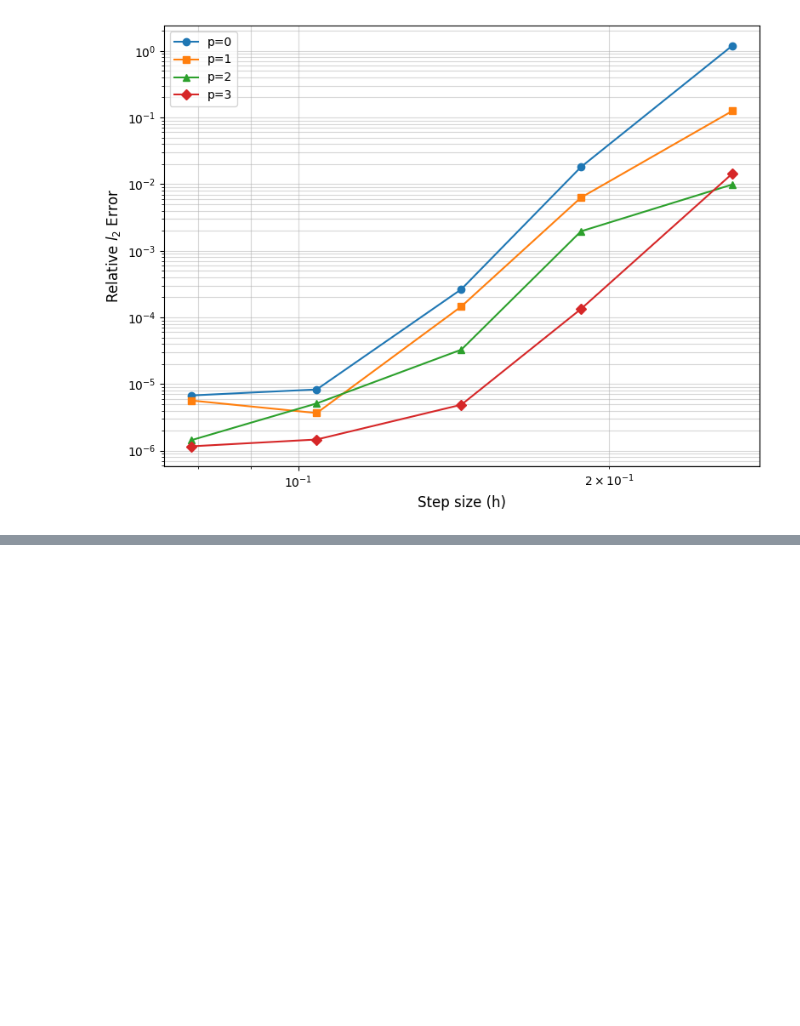
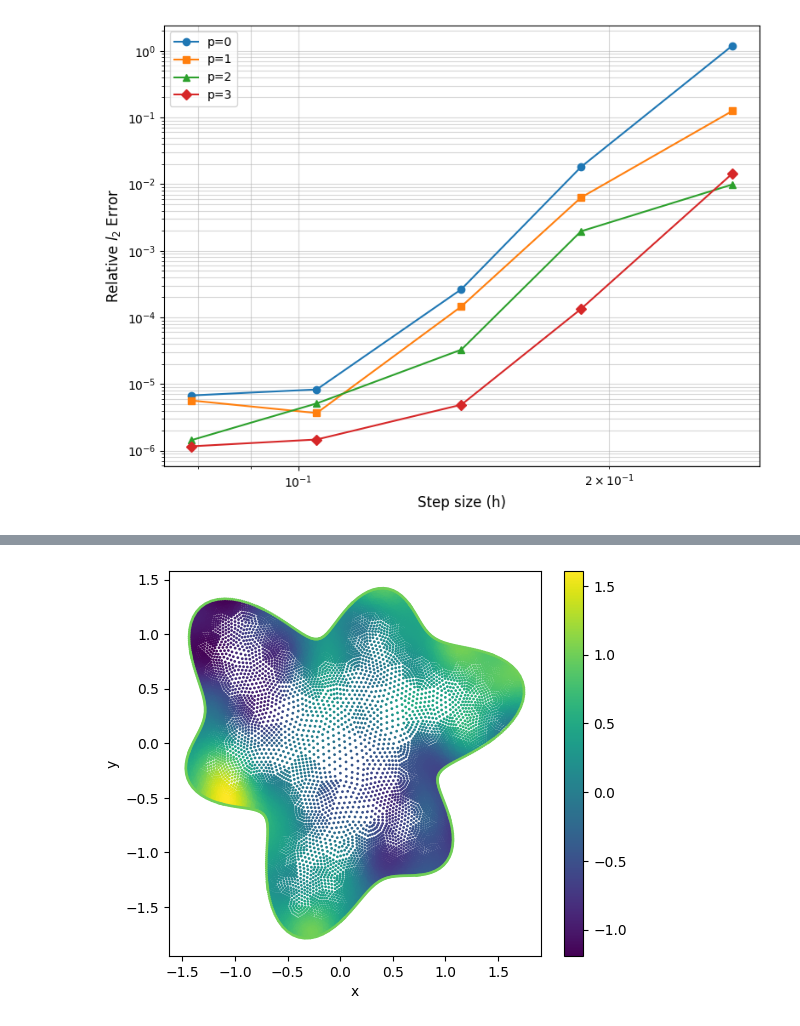
Before and after one commit to wooodswu/one_shot_by_RFM, a Jupyter notebook: mycode/rfm_nonlinear_poisson/RFM_FD_PoU_nonlinear.ipynb, the cells around one changed output, grey strips where cells are left out. Saved outputs shown, nothing was run; the diff lists cells and outputs as text; code cells hidden in the pictures; blank space fills up the shorter version.

```diff
--- a/mycode/rfm_nonlinear_poisson/RFM_FD_PoU_nonlinear.ipynb
+++ b/mycode/rfm_nonlinear_poisson/RFM_FD_PoU_nonlinear.ipynb
@@ -1916,0 +2598,79 @@ The PostScript backend does not support transparency; partially transparent arti
+# %%
+import time
+# only calculate 20
+E_inf, E_L2 = np.zeros((20,1)),np.zeros((20,1))
+f_vec = f_new[index_in,:]
+g_vec = u_new[index_bc,:]
+
+u_true = u_new
+u_true = np.concatenate([u_true[index_in,:20],u_true[index_bc,:20]],axis=0)
+print(u_true.shape, f_vec.shape, g_vec.shape)
+
+
+start_time = time.time()
+UY = test_solver_batch(L, Lx, Ly, LI, f_vec, g_vec, newton_opt)
+UY[M1:,:] = g_vec
+end_time = time.time()
+print(f"p = {order}, inference time: {end_time - start_time:.4f} 秒")
+
+error_inf = np.abs(UY - u_true)
+E_inf =  np.max(error_inf,axis = 0)
+error_L2 = np.linalg.norm(UY - u_true, axis = 0) / np.linalg.norm(u_true, axis =0)
+E_L2 = error_L2
+
+avg_inf = np.mean(E_inf)
+avg_L2 = np.mean(E_L2)
+var_inf = np.var(E_inf)
+var_L2 = np.var(E_L2)
+
+np.random.seed(100)
+q = np.random.randint(0,20)
+print("q is ", q)
+f_test = np.concatenate([f_vec[:,q],g_vec[:,q]],axis = 0)
+plt.figure(figsize=(6,5))
+sc = plt.scatter(Y[:,0], Y[:,1], c = f_test, cmap='viridis', s=1)
+plt.colorbar(sc)
+plt.xlabel('x')
+plt.ylabel('y')
+plt.savefig(f'./result/nonlinear_poisson_rfmfd_pou_p={order}_f_test_size{M}.eps', bbox_inches='tight')
+plt.show()
+
+import matplotlib.colors as mcolors
+v_min = u_true[:, q].min()
+v_max = u_true[:, q].max()
+norm = mcolors.Normalize(vmin=v_min, vmax=v_max)
+plt.figure(figsize=(6,5))
+sc = plt.scatter(Y[:,0], Y[:,1], c = u_true[:,q], cmap='viridis', s=1, norm=norm)
+plt.colorbar(sc)
+# plt.title(f'u_fem')
+plt.xlabel('x')
+plt.ylabel('y')
+plt.savefig(f'./result/nonlinear_poisson_rfmfd_pou_p={order}_u_fem_size{M}.eps', bbox_inches='tight')
+plt.show()
+
+plt.figure(figsize=(6,5))
+sc = plt.scatter(Y[:,0], Y[:,1], c = UY[:,q] , cmap='viridis', s=1, norm=norm)
+plt.colorbar(sc)
+# plt.title(f'u_pred')
+plt.xlabel('x')
+plt.ylabel('y')
+plt.savefig(f'./result/nonlinear_poisson_rfmfd_pou_p={order}_u_rfmfd_size{M}.eps', bbox_inches='tight')
+plt.show()
+
+plt.figure(figsize=(6,5))
+sc = plt.scatter(Y[:,0], Y[:,1], c = error_inf[:,q], cmap='viridis', s=1)
+cbar = plt.colorbar(sc)
+# cbar.set_label('Point-wise Error', fontsize=12)
+formatter = ticker.ScalarFormatter(useMathText=True)
+formatter.set_scientific(True)
+formatter.set_powerlimits((0, 0))
+cbar.ax.yaxis.set_major_formatter(formatter)
+# plt.title(f'Argumented RFM-FD\' point wise error with {order} order polynomial')
+plt.xlabel('x')
+plt.ylabel('y')
+plt.savefig(f'./result/nonlinear_poisson_rfmfd_pou_p={order}_error_size{M}.eps', bbox_inches='tight')
+plt.show()
+
+print(f"p = {order}, test on 20 samples. The mean of max error: {avg_inf:3e}, and mean of relative L2 error: {avg_L2:3e}")
+print(f"p = {order}, test on 20 samples. The variance of max error: {var_inf:3e}, and variance of relative L2 error: {var_L2:3e}")
+# %% [output]
@@ -1916,0 +2694 @@ The PostScript backend does not support transparency; partially transparent arti
+[figure, added]
```
Also changed, not shown: parts of 12 cells of this notebook, 6 other files.
